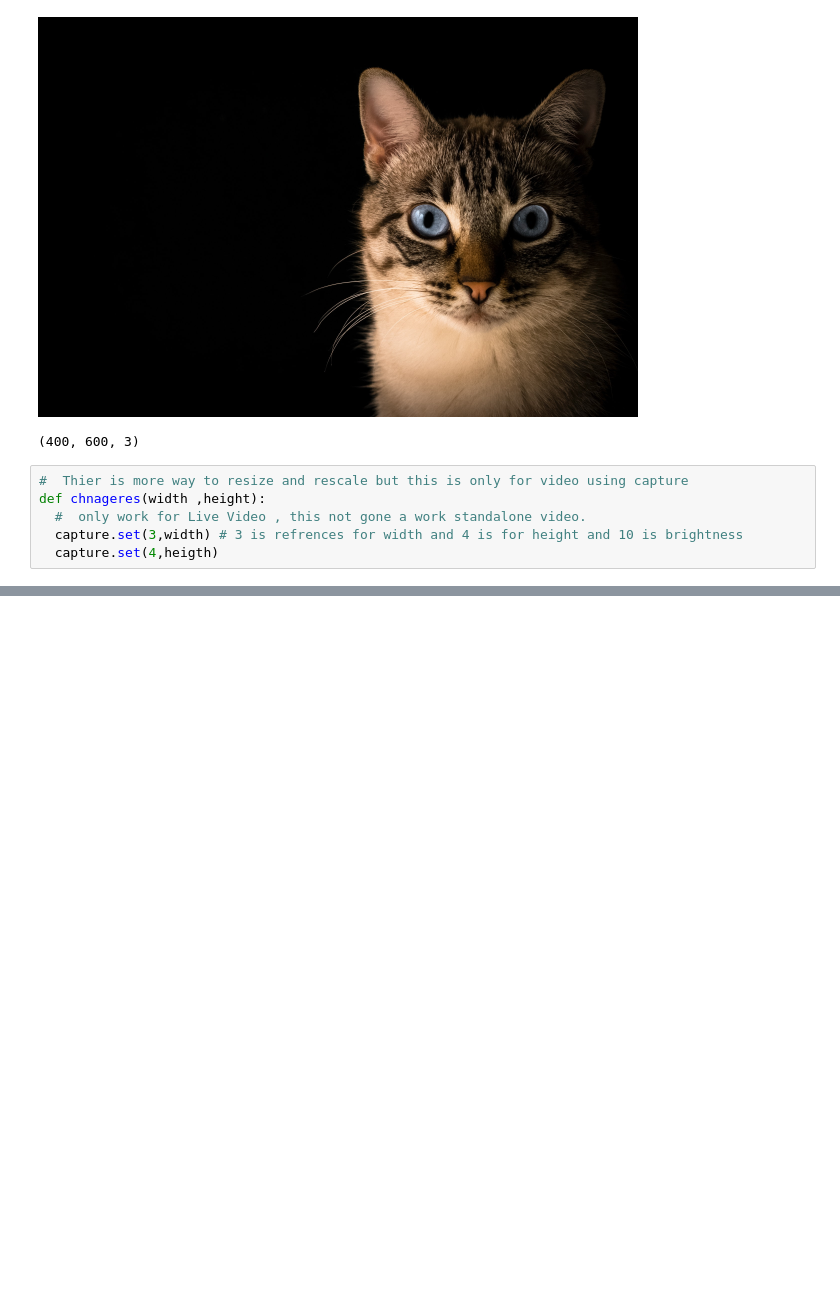
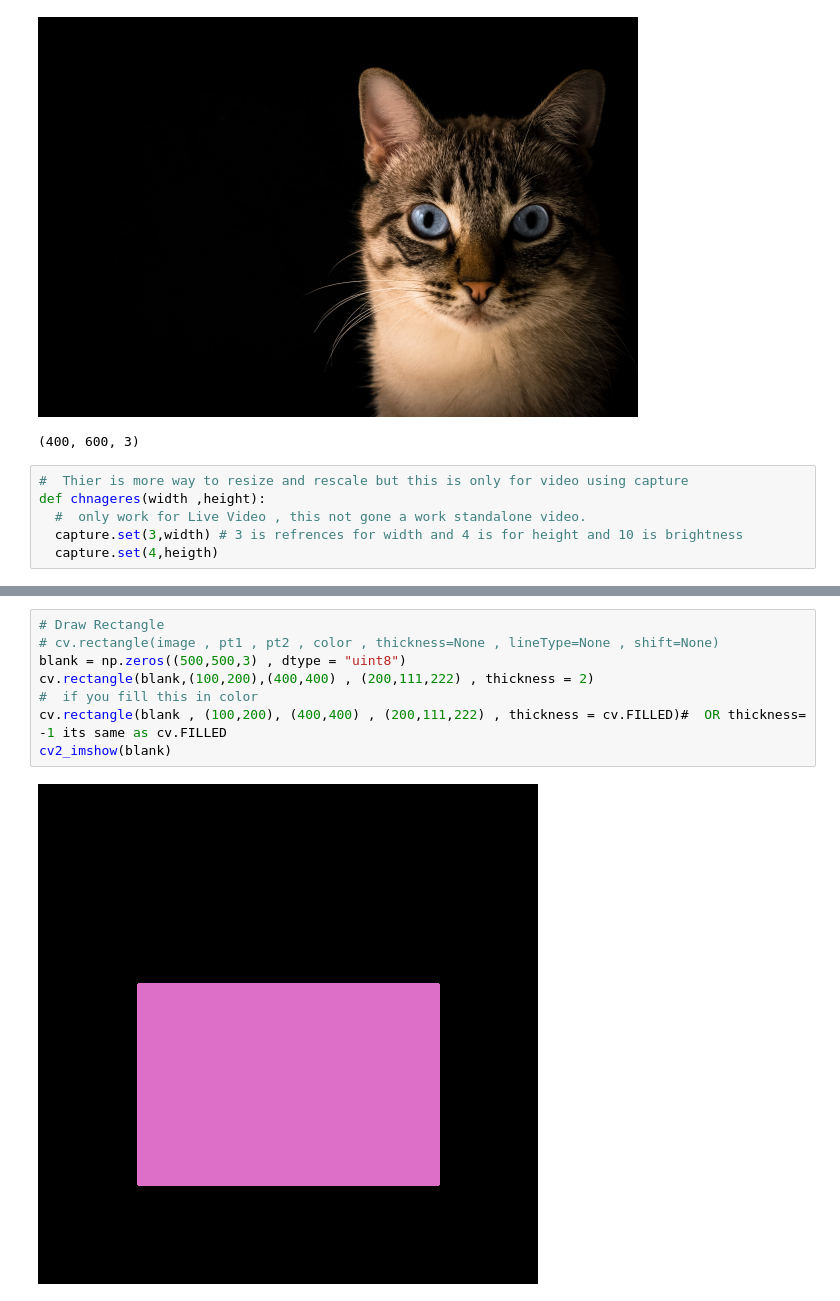
Before and after one commit to vis-hal-k/Data_science_self-Practice, a Jupyter notebook: cv2_freecode/section1/#1Reading&Draw.ipynb, the cells around one changed output, grey strips where cells are left out. Saved outputs shown, nothing was run; the diff lists cells and outputs as text; blank space fills up the shorter version.

```diff
--- a/cv2_freecode/section1/#1Reading&Draw.ipynb
+++ b/cv2_freecode/section1/#1Reading&Draw.ipynb
@@ -76,0 +104,10 @@ def chnageres(width ,height):
+# %%
+# Draw Rectangle
+# cv.rectangle(image , pt1 , pt2 , color , thickness=None , lineType=None , shift=None)
+blank = np.zeros((500,500,3) , dtype = "uint8")
+cv.rectangle(blank,(100,200),(400,400) , (200,111,222) , thickness = 2)
+#  if you fill this in color
+cv.rectangle(blank , (100,200), (400,400) , (200,111,222) , thickness = cv.FILLED)#  OR thickness= -1 its same as cv.FILLED
+cv2_imshow(blank)
+# %% [output]
+[figure, added]
```
Also changed, not shown: parts of 15 cells of this notebook.
